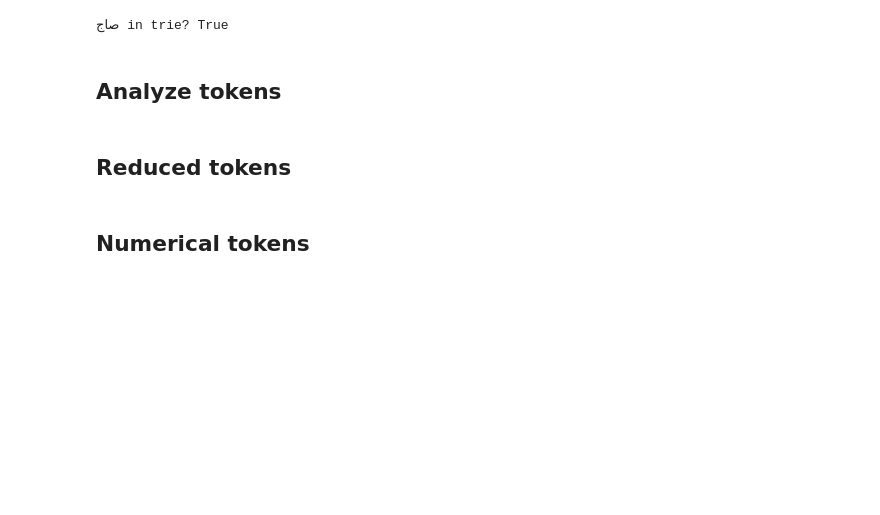
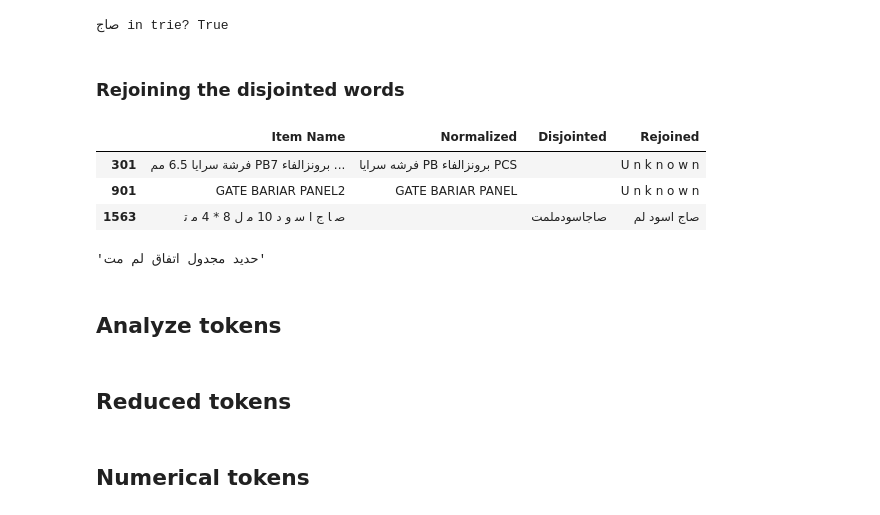
Before and after one commit to abodeza/Purchase_Data_Analysis, a Jupyter notebook: notebooks/NLP.ipynb, the cells around one changed output. Drawn from its saved outputs; the diff is of its cells as text; code cells hidden in the pictures; blank space fills up the shorter version.

```diff
--- a/notebooks/NLP.ipynb
+++ b/notebooks/NLP.ipynb
@@ -313,0 +519,5 @@ print(words, score)
+# %%
+trie_ar = build_trie_from_counts(lexicon, alpha=1.0)
+words, score = viterbi_segment(df["Disjointed"].iloc[2833], trie_ar)
+print(df["Disjointed"].iloc[2833])
+print(words, score)
@@ -332,3 +555,29 @@ print(seg, score)
 print("صاج in trie?", trie_ar.in_trie_prefix("صاج"))
 # %% [output]
 صاج in trie? True
+# %% [markdown]
+### Rejoining the disjointed words
+# %%
+def segment_and_join(text, trie):
+
+    words, score = viterbi_segment(text, trie)
+
+    if words is None:
+        # Segmentation failed → just return original text
+        return text
+    # Join words with spaces
+    return " ".join(words)
+# %%
+df["Rejoined"] = df["Disjointed"].apply(lambda t: segment_and_join(t, trie_ar))
+# %%
+# Let's see the results
+df.iloc[[439, 743, 901, 1563]]
+# %% [output]
+|  | Item Name | Normalized | Disjointed | Rejoined |
+| 301 | فرشة سرايا 6.5 مم PB7 برونزالفاء ... | فرشه سرايا PB برونزالفاء PCS |  | U n k n o w n |
+| 901 | GATE BARIAR PANEL2 | GATE BARIAR PANEL |  | U n k n o w n |
+| 1563 | ﺻ ﺎ ﺝ ﺍ ﺳ و د 10 ﻣ ﻝ 8 * 4 ﻣ ﺗ |  | صاجاسودملمت | صاج اسود لم |
+# %%
+df["Rejoined"].iloc[2833]
+# %% [output]
+'حديد مجدول اتفاق لم مت'
```
Also changed, not shown: parts of 36 cells of this notebook.
